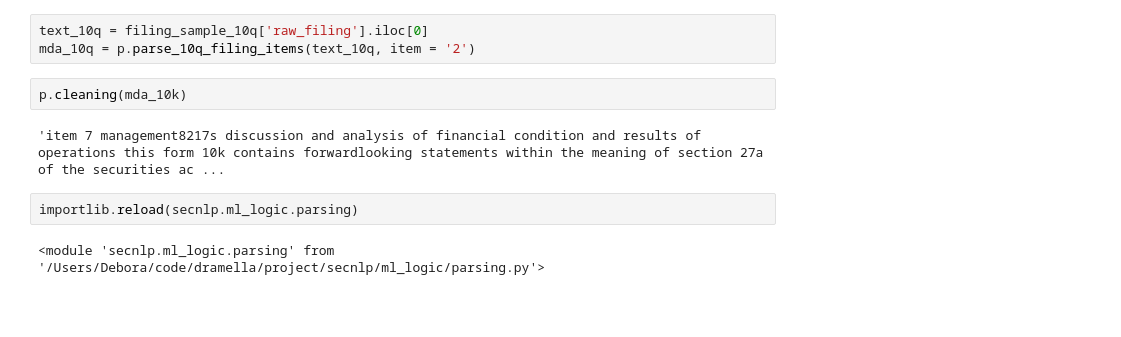
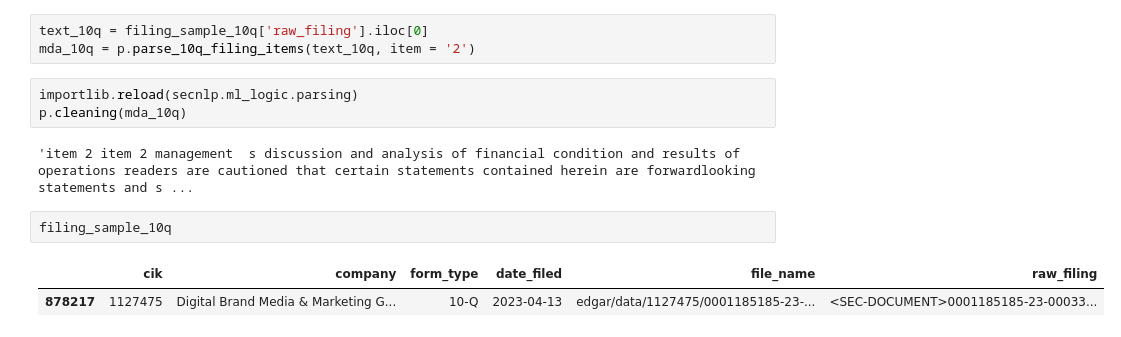
Before and after one commit to dramella/nlp-sec-filings, a Jupyter notebook: notebooks/Cleaning_Data.ipynb, the cells around one changed output. Cells and saved outputs as stored; diff of their text form; blank space fills up the shorter version.

Commit message:
cleaning function

```diff
--- a/notebooks/Cleaning_Data.ipynb
+++ b/notebooks/Cleaning_Data.ipynb
@@ -61,11 +53,13 @@ Tag Exhibits – At this point in the parsing process all exhibits are tagged as
 # %%
 text_10q = filing_sample_10q['raw_filing'].iloc[0]
 mda_10q = p.parse_10q_filing_items(text_10q, item = '2')
-# %%
-p.cleaning(mda_10k)
-# %% [output]
-'item 7 management8217s discussion and analysis of financial condition and results of operations this form 10k contains forwardlooking statements within the meaning of section 27a of the securities ac ...
 # %%
 importlib.reload(secnlp.ml_logic.parsing)
+p.cleaning(mda_10q)
 # %% [output]
-<module 'secnlp.ml_logic.parsing' from '/Users/Debora/code/dramella/project/secnlp/ml_logic/parsing.py'>
+'item 2 item 2 management  s discussion and analysis of financial condition and results of operations readers are cautioned that certain statements contained herein are forwardlooking statements and s ...
+# %%
+filing_sample_10q
+# %% [output]
+|  | cik | company | form_type | date_filed | file_name | raw_filing |
+| 878217 | 1127475 | Digital Brand Media & Marketing G... | 10-Q | 2023-04-13 | edgar/data/1127475/0001185185-23-... | <SEC-DOCUMENT>0001185185-23-00033... |
```
Also changed, not shown: parts of 2 cells of this notebook, 1 other file.
